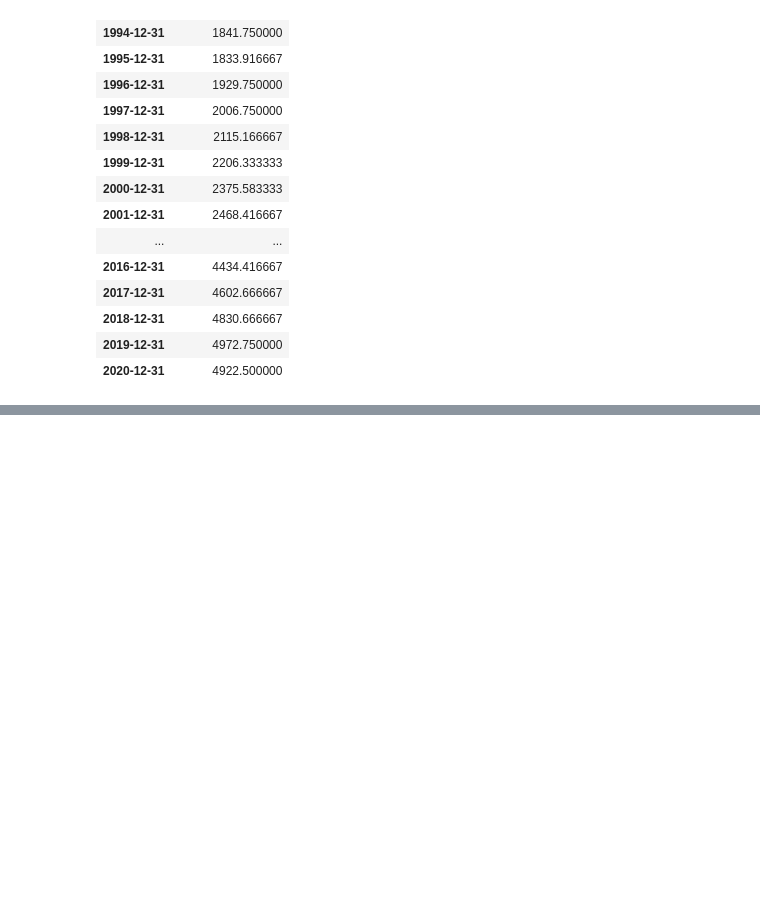
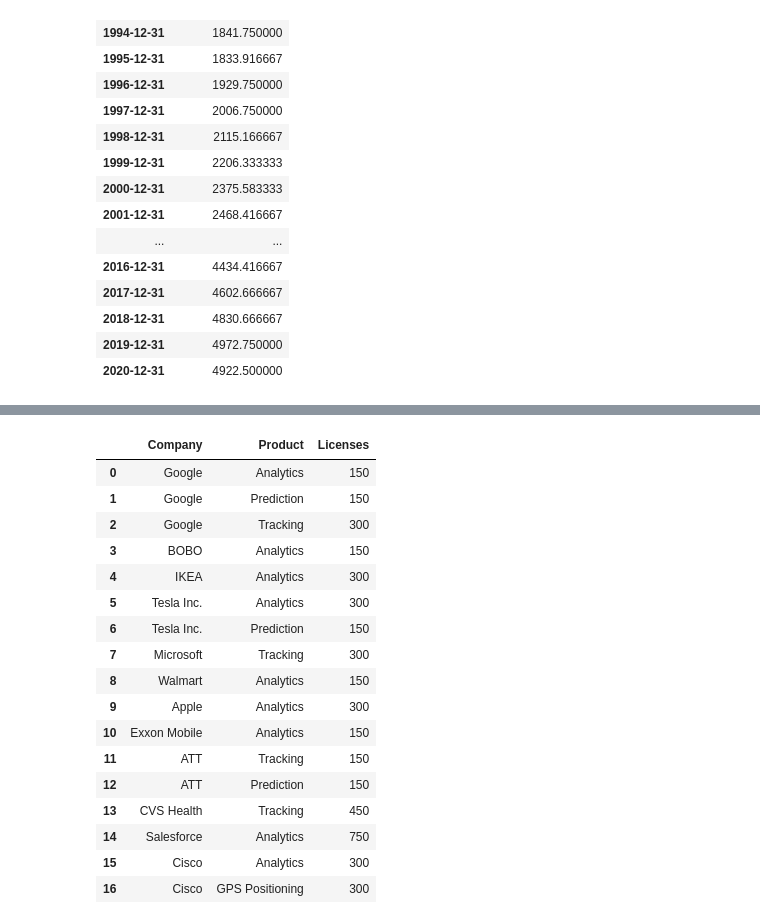
Before and after one commit to AlexTmbMifi/Pandas, a Jupyter notebook: DataFrame.ipynb, the cells around one changed output, grey strips where cells are left out. Cells and saved outputs as stored; diff of their text form; code cells hidden in the pictures; blank space fills up the shorter version.

```diff
--- a/DataFrame.ipynb
+++ b/DataFrame.ipynb
@@ -1354,0 +1534,23 @@ data.resample(rule='YE').agg({'MRTSSM4453USN':'mean'}) # индексный ме
+# %%
+# Возьмём поднабор данных - только отдельные колонки
+licenses = df[['Company','Product','Licenses']]
+licenses
+# %% [output]
+|  | Company | Product | Licenses |
+| 0 | Google | Analytics | 150 |
+| 1 | Google | Prediction | 150 |
+| 2 | Google | Tracking | 300 |
+| 3 | BOBO | Analytics | 150 |
+| 4 | IKEA | Analytics | 300 |
+| 5 | Tesla Inc. | Analytics | 300 |
+| 6 | Tesla Inc. | Prediction | 150 |
+| 7 | Microsoft | Tracking | 300 |
+| 8 | Walmart | Analytics | 150 |
+| 9 | Apple | Analytics | 300 |
+| 10 | Exxon Mobile | Analytics | 150 |
+| 11 | ATT | Tracking | 150 |
+| 12 | ATT | Prediction | 150 |
+| 13 | CVS Health | Tracking | 450 |
+| 14 | Salesforce | Analytics | 750 |
+| 15 | Cisco | Analytics | 300 |
+| 16 | Cisco | GPS Positioning | 300 |
```
Also changed, not shown: parts of 29 cells of this notebook.
